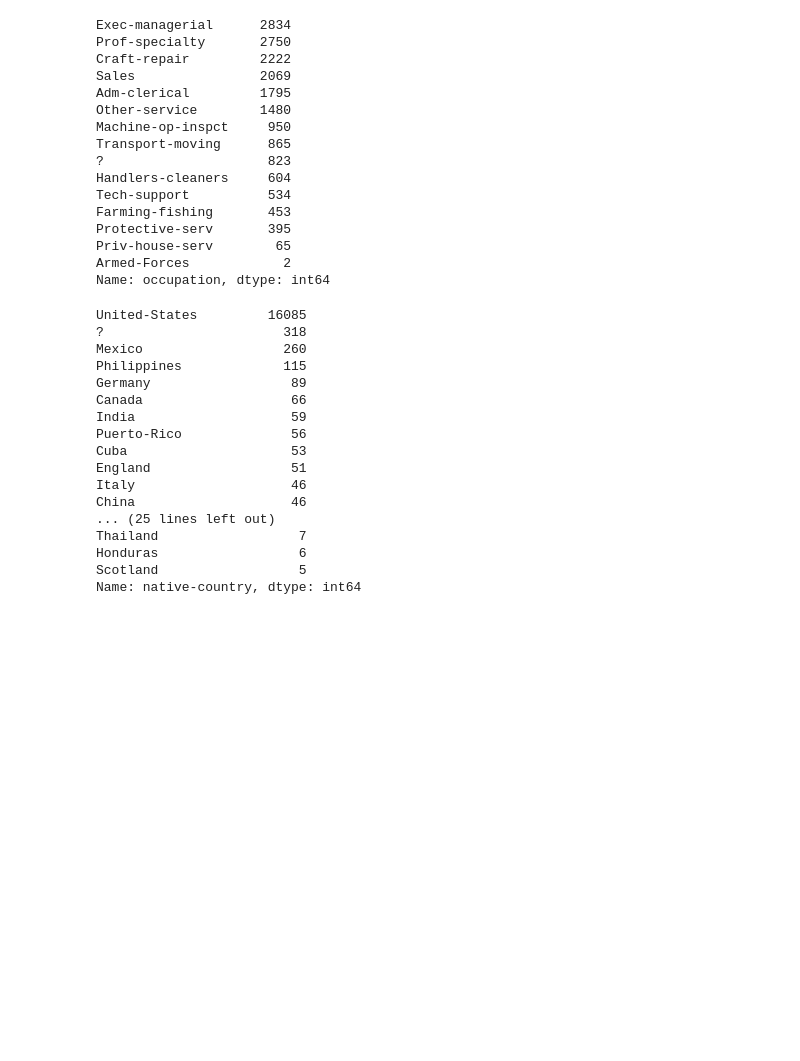
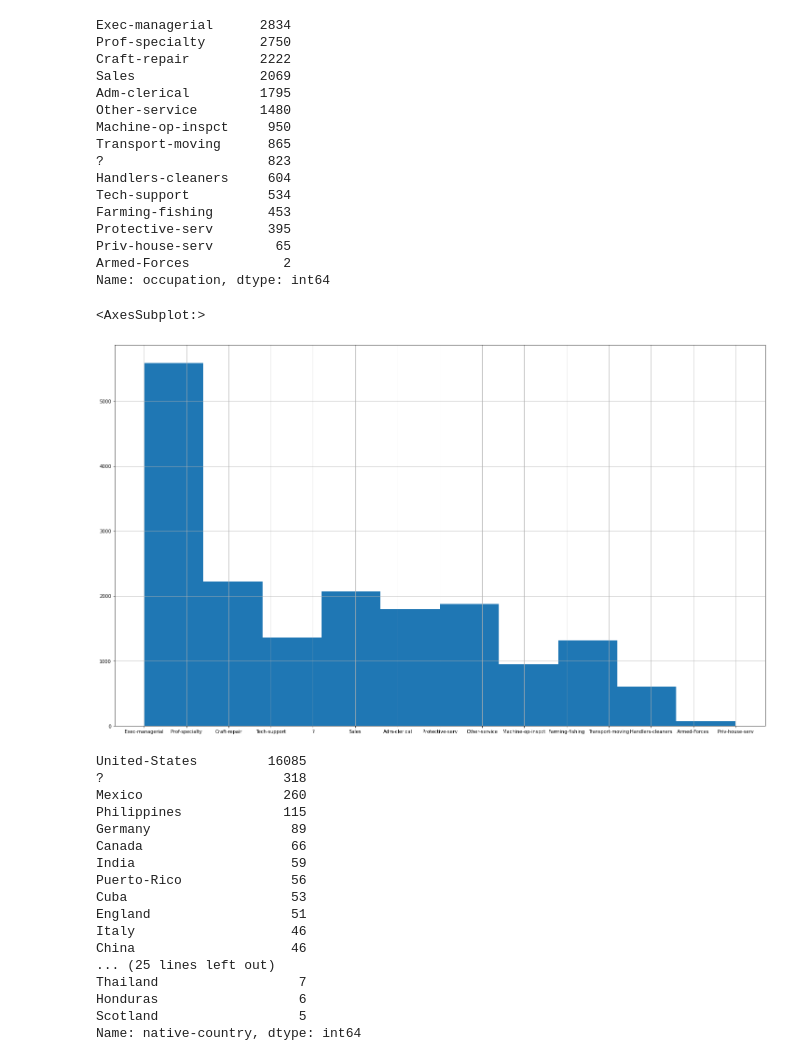
Before and after one commit to prudhvinag06/ML-from-scratch, a Jupyter notebook: logisticRegression.ipynb, the cells around one changed output. Drawn from its saved outputs; the diff is of its cells as text; code cells hidden in the pictures; blank space fills up the shorter version.

```diff
--- a/logisticRegression.ipynb
+++ b/logisticRegression.ipynb
@@ -152,6 +154,14 @@ Protective-serv       395
 Priv-house-serv        65
 Armed-Forces            2
 Name: occupation, dtype: int64
+# %%
+fig = plt.figure(figsize = (25,15))
+ax = fig.gca()
+main_df["occupation"].hist(ax = ax)
+##Exec-manegerial has more number of count value.
+# %% [output]
+<AxesSubplot:>
+[figure, added]
 # %%
 main_df['native-country'].value_counts()
 # %% [output]
```
Also changed, not shown: parts of 61 cells of this notebook.
